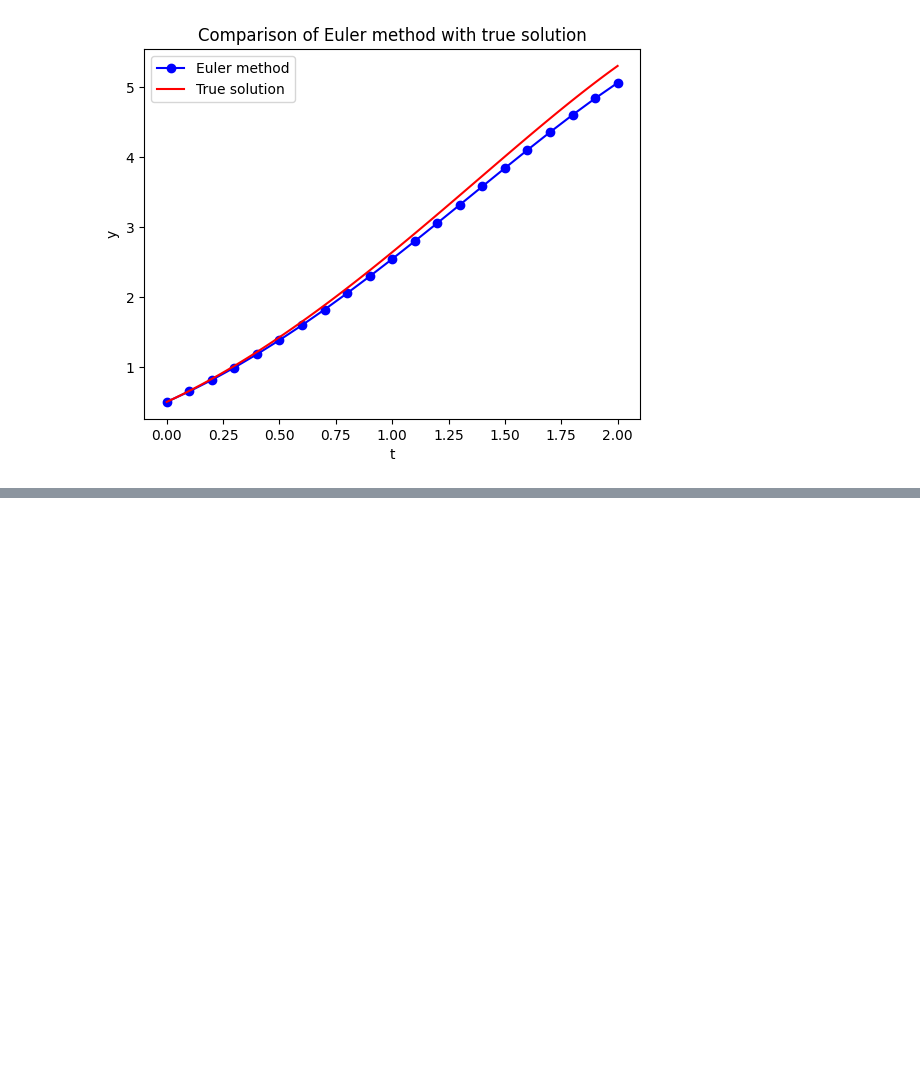
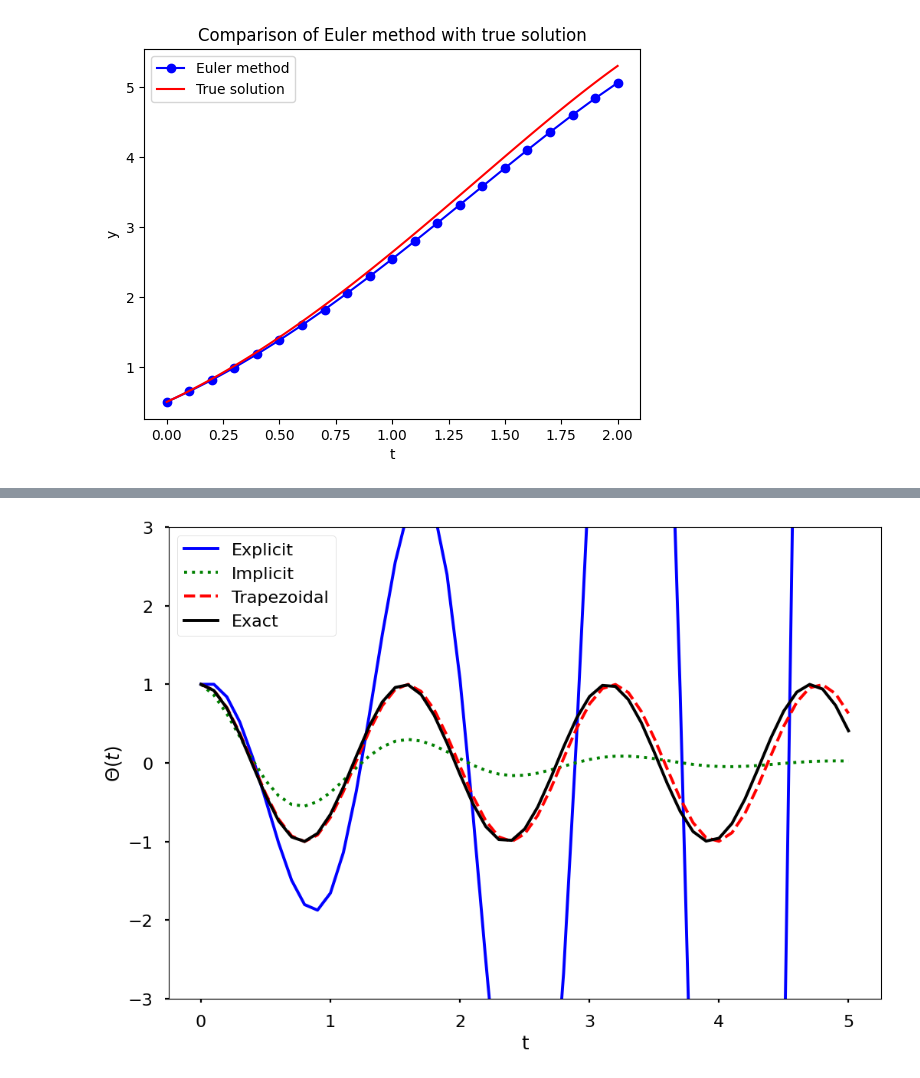
Before and after one commit to yzhu233/MAT421, a Jupyter notebook: ModuleH_Yaci.ipynb, the cells around one changed output, grey strips where cells are left out. Cells and saved outputs as stored; diff of their text form; code cells hidden in the pictures; blank space fills up the shorter version.

```diff
--- a/ModuleH_Yaci.ipynb
+++ b/ModuleH_Yaci.ipynb
@@ -68,0 +77,48 @@ plt.show()
+# %%
+import numpy as np
+from numpy.linalg import inv
+import matplotlib.pyplot as plt
+
+plt.style.use('seaborn-poster')
+
+%matplotlib inline
+
+h = 0.1
+t = np.arange(0, 5.1, h)
+w = 4
+s0 = np.array([[1], [0]])
+
+m_e = np.array([[1, h],
+               [-w**2*h, 1]])
+m_i = inv(np.array([[1, -h],
+               [w**2*h, 1]]))
+m_t = np.dot(inv(np.array([[1, -h/2],
+    [w**2*h/2,1]])), np.array(
+      [[1,h/2], [-w**2*h/2, 1]]))
+
+s_e = np.zeros((len(t), 2))
+s_i = np.zeros((len(t), 2))
+s_t = np.zeros((len(t), 2))
+
+s_e[0, :] = s0.T
+s_i[0, :] = s0.T
+s_t[0, :] = s0.T
+
+for j in range(0, len(t)-1):
+    s_e[j+1, :] = np.dot(m_e,s_e[j, :])
+    s_i[j+1, :] = np.dot(m_i,s_i[j, :])
+    s_t[j+1, :] = np.dot(m_t,s_t[j, :])
+
+plt.figure(figsize = (12, 8))
+plt.plot(t,s_e[:,0],'b-')
+plt.plot(t,s_i[:,0],'g:')
+plt.plot(t,s_t[:,0],'r--')
+plt.plot(t, np.cos(w*t), 'k')
+plt.ylim([-3, 3])
+plt.xlabel('t')
+plt.ylabel('$\Theta (t)$')
+plt.legend(['Explicit', 'Implicit', \
+            'Trapezoidal', 'Exact'])
+plt.show()
+# %% [output]
+[figure, added]
```
Also changed, not shown: parts of 5 cells of this notebook.
